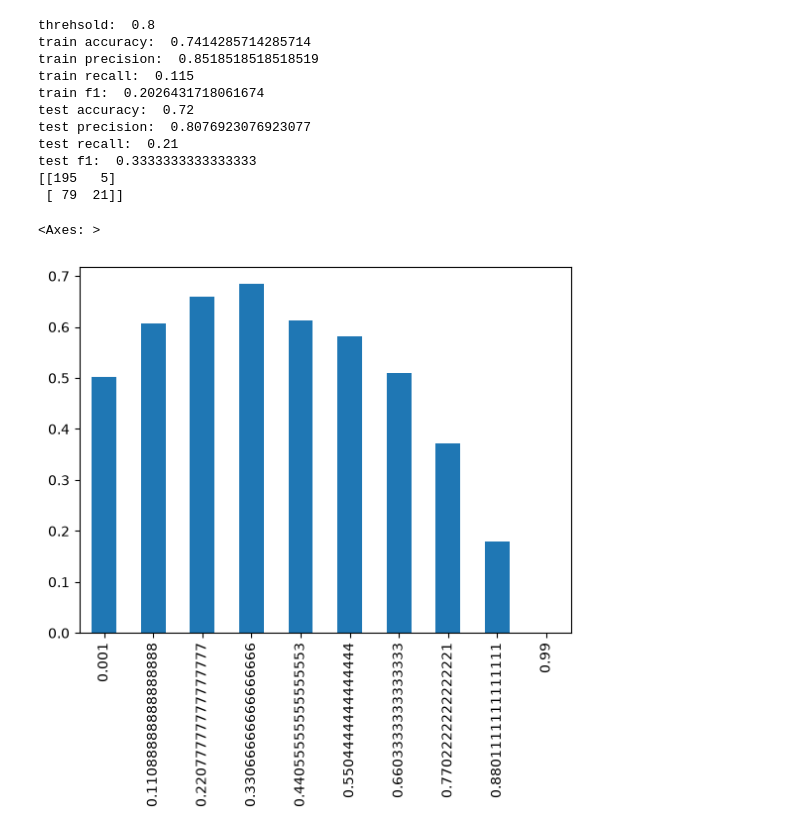
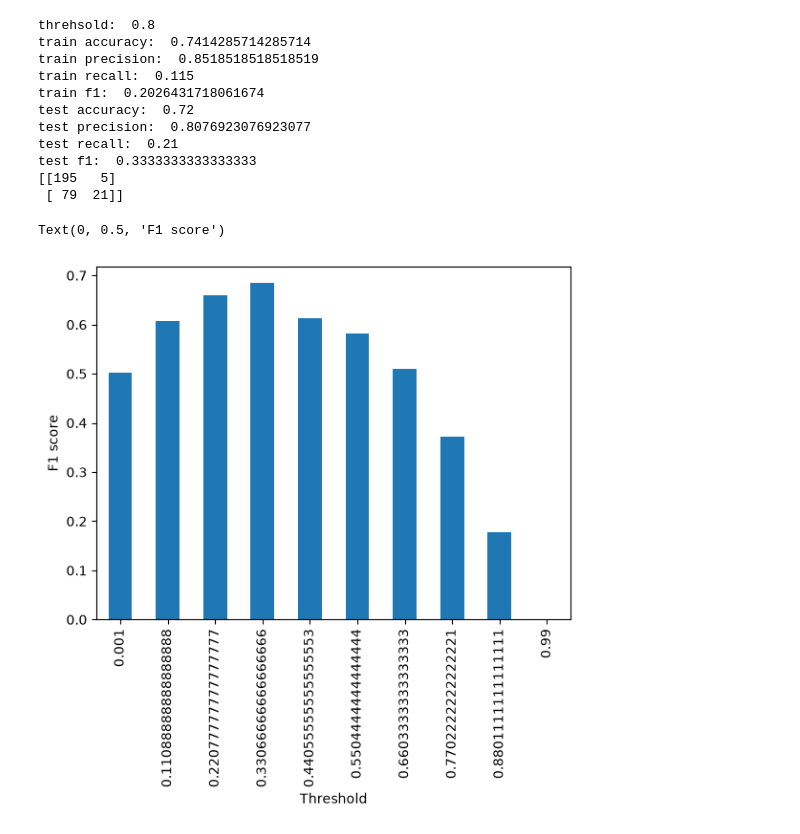
Before and after one commit to aioskill/genai2026, a Jupyter notebook: notebooks/ML/Classification.ipynb, the cells around one changed output. Drawn from its saved outputs; the diff is of its cells as text; code cells hidden in the pictures.

```diff
--- a/notebooks/ML/Classification.ipynb
+++ b/notebooks/ML/Classification.ipynb
@@ -368,32 +370,35 @@ test f1:  0.3333333333333333
 def f1(threshold):
     target = "default"
     y = df[target]
     X = pd.get_dummies(df.drop(columns=[target]), drop_first=True)
     le = preprocessing.LabelEncoder()
     y = le.fit_transform(y)
     X_train, X_test, y_train, y_test = model_selection.train_test_split(X, y, test_size=0.3, random_state=123)
 
     scaler = preprocessing.StandardScaler()
     X_train = scaler.fit_transform(X_train)
     X_test = scaler.transform(X_test)
 
 
     est = linear_model.LogisticRegression()
     est.fit(X_train, y_train) # train the model
 
     y_train_prob = est.predict_proba(X_train)[:, 1]
     y_test_prob = est.predict_proba(X_test)[:, 1]
     y_test_pred = np.where(y_test_prob>threshold, 1, 0)
     y_train_prob = est.predict_proba(X_train)[:, 1]
     y_train_pred = np.where(y_train_prob>threshold, 1, 0)
 
 
     return metrics.f1_score(y_test, y_test_pred)
 
 scores = dict()
 for t in np.linspace(0.001, 0.99, 10):
     scores[t] = f1(t)
 pd.Series(scores).plot.bar()
+
+plt.xlabel("Threshold")
+plt.ylabel("F1 score")
 # %% [output]
-<Axes: >
+Text(0, 0.5, 'F1 score')
-[figure, old version]
+[figure, new version]
```
Also changed, not shown: parts of 13 cells of this notebook.
